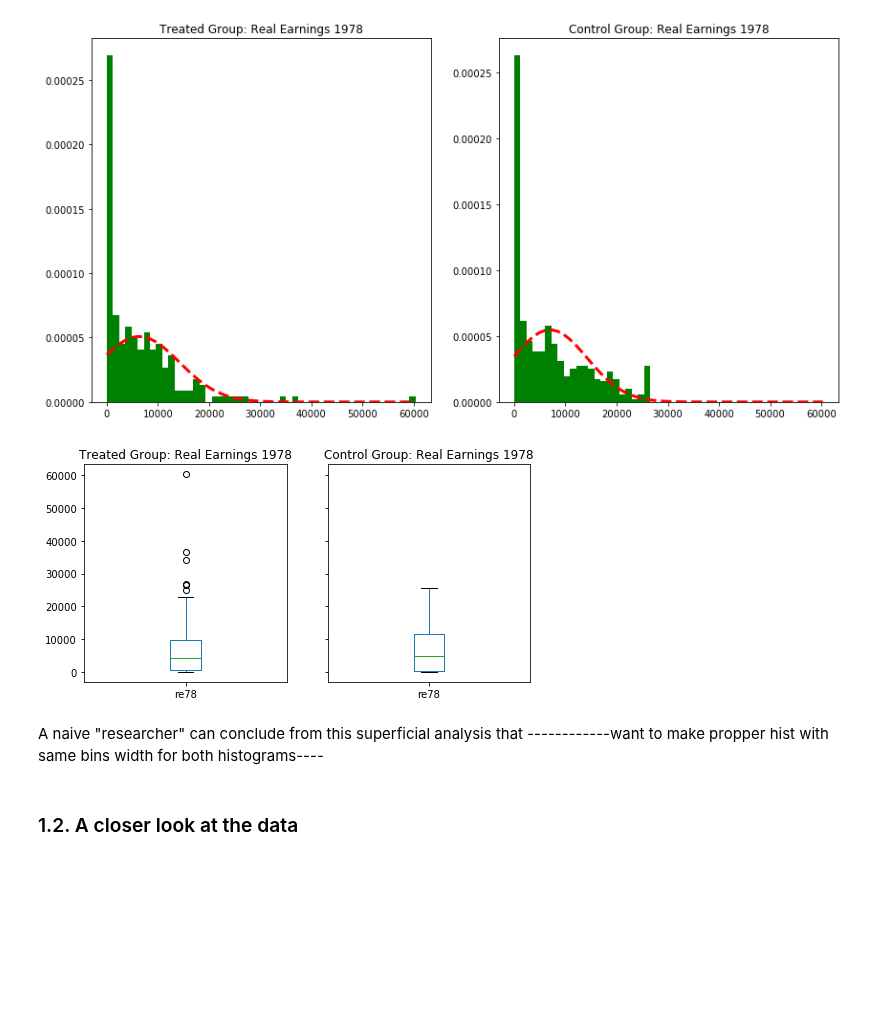
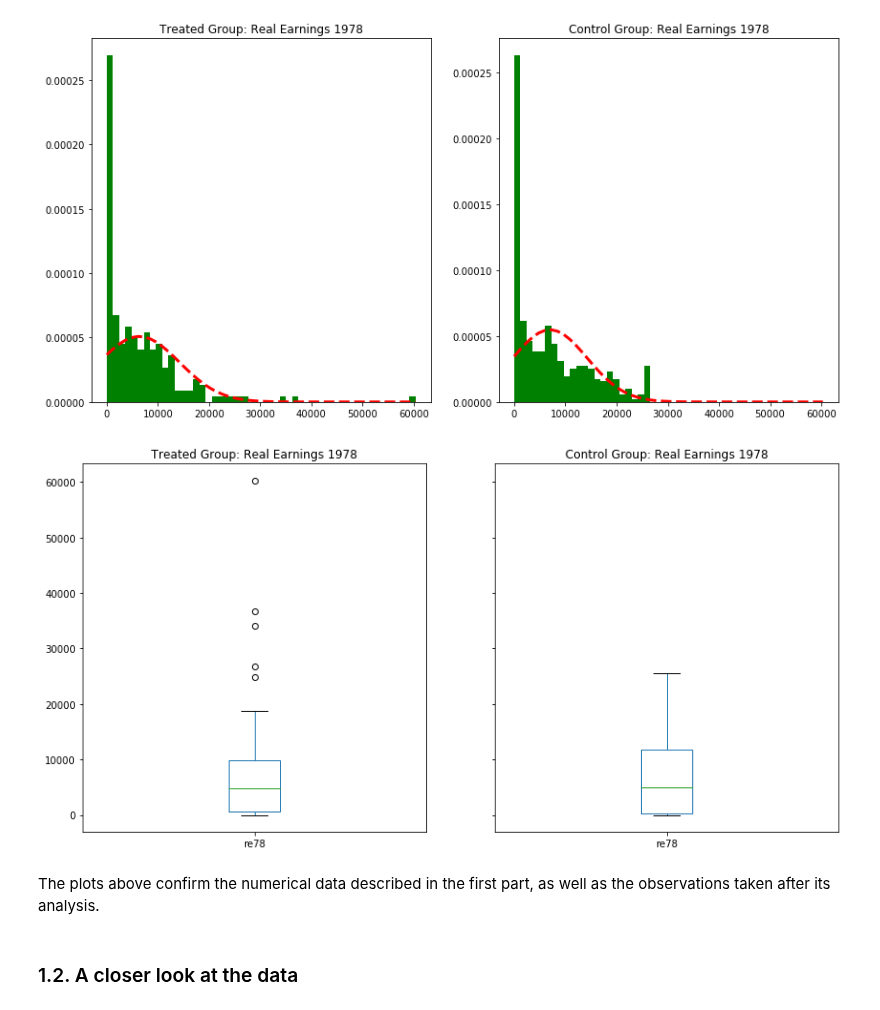
Before and after one commit to KhalilMrini/Revisiting-Arab-Spring, a Jupyter notebook: 04 - Applied ML/Homework4.ipynb, the cells around one changed output. Cells and saved outputs as stored; diff of their text form; code cells hidden in the pictures; blank space fills up the shorter version.

```diff
--- a/04 - Applied ML/Homework4.ipynb
+++ b/04 - Applied ML/Homework4.ipynb
@@ -131,13 +131,13 @@ def plot_bars(treated_df, control_df,feature, title, print_values = False):
     axes[1].legend(loc="upper right")
 
 
-def plot_box(feature, title):
+def plot_box(treated_df, control_df, feature, title):
     '''Funtion that receives a categorical feature to plot.
     Draws a box plot  for both groups, treated and control'''
-    fig, axes = plt.subplots(1, 2, figsize=(8, 4), sharex=True, sharey = True);
+    fig, axes = plt.subplots(1, 2, figsize=(14, 7), sharex=True, sharey = True);
 
-    treated_values = treated[feature]
-    control_values = control[feature]
+    treated_values = treated_df[feature]
+    control_values = control_df[feature]
 
     treated_values.plot.box(ax = axes[0],title=('Treated Group: '+ title), label=feature)
     control_values.plot.box(ax = axes[1],title=('Control Group: '+ title), label=feature)
@@ -228,11 +228,11 @@ plot_distribution(['re78'],'Treated Group: Real Earnings 1978', 'Control Group:
 # %% [output]
 [figure]
 # %%
-plot_box('re78', 'Real Earnings 1978')
+plot_box(treated, control, 're78', 'Real Earnings 1978')
 # %% [output]
-[figure, old version]
+[figure, new version]
-# %% [markdown]
-A naive "researcher" can conclude from this superficial analysis that ------------want to make propper hist with same bins width for both histograms----
+# %% [markdown]
+The plots above confirm the numerical data described in the first part, as well as the observations taken after its analysis.
 # %% [markdown]
 ### 1.2. A closer look at the data<a class="anchor" id="12"></a>
 # %% [markdown]
```
Also changed, not shown: parts of 24 cells of this notebook.
